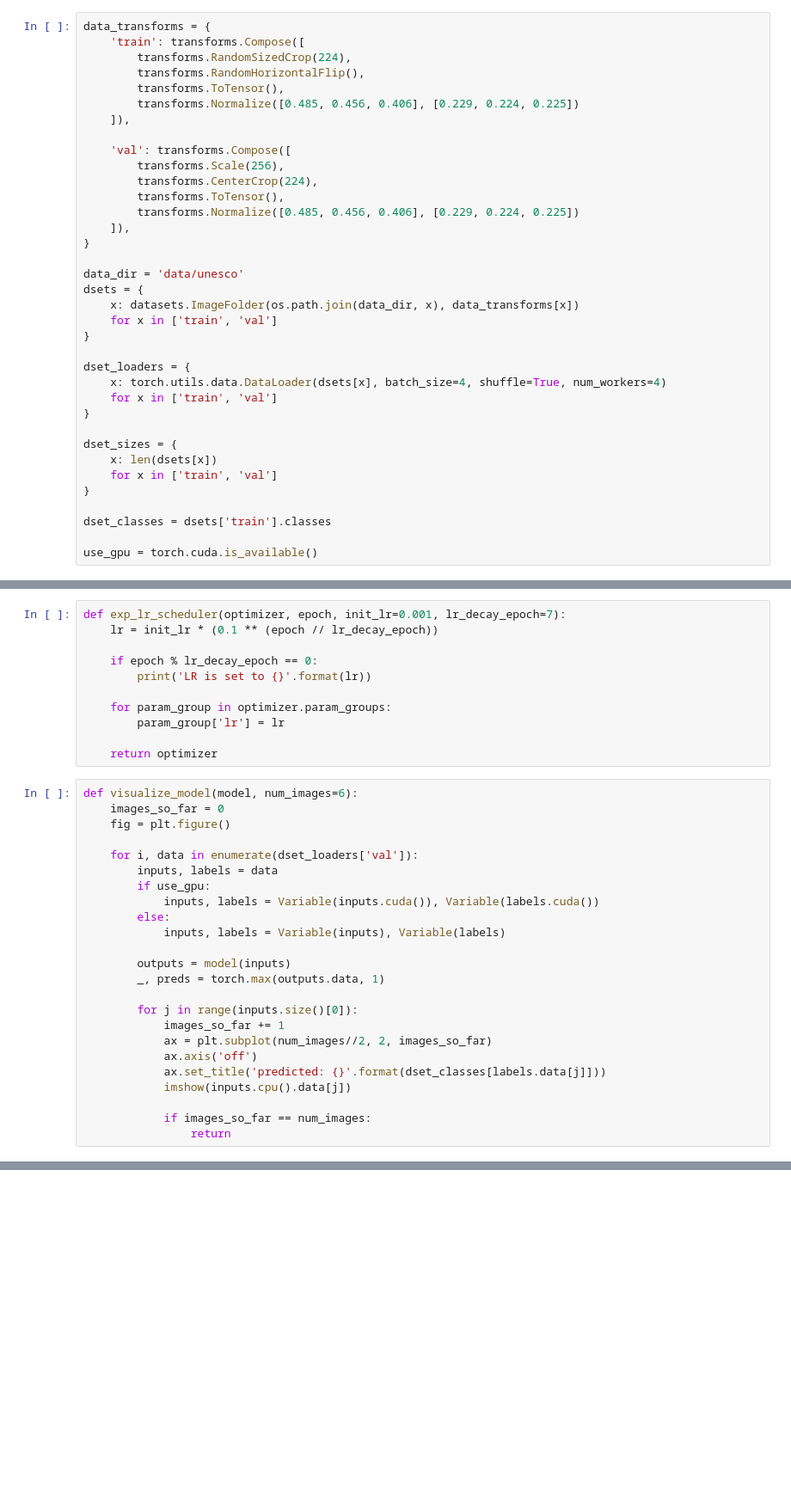
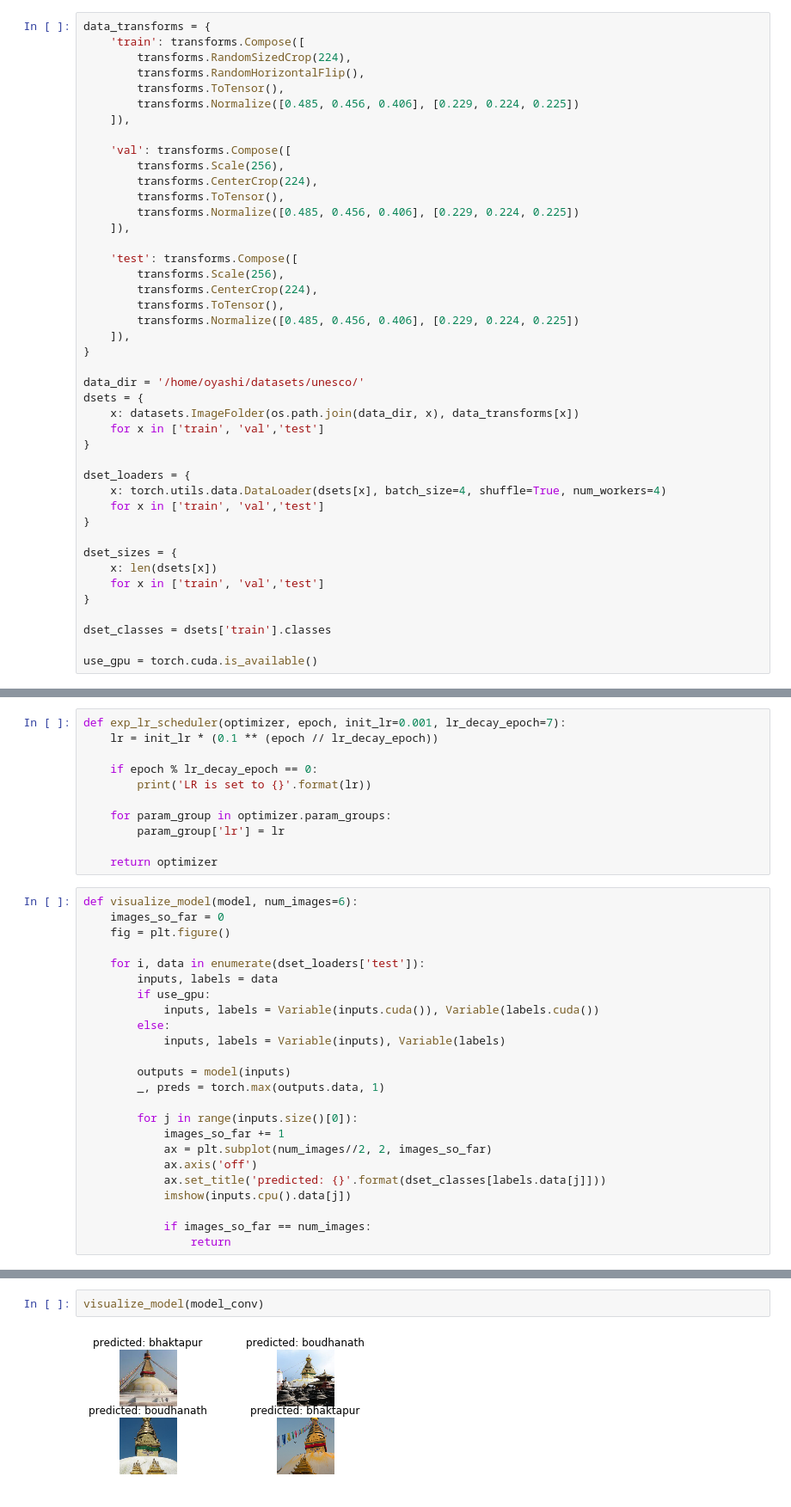
Before and after one commit to oya163/oyaTorch, a Jupyter notebook: Transfer Learning/pytorch_unesco.ipynb, the cells around one changed output, grey strips where cells are left out. Shown: that part at 86% size. Saved outputs shown, nothing was run; the diff lists cells and outputs as text; blank space fills up the shorter version.

```diff
--- a/Transfer Learning/pytorch_unesco.ipynb
+++ b/Transfer Learning/pytorch_unesco.ipynb
@@ -29,22 +29,29 @@ data_transforms = {
         transforms.ToTensor(),
         transforms.Normalize([0.485, 0.456, 0.406], [0.229, 0.224, 0.225])
     ]),
+
+    'test': transforms.Compose([
+        transforms.Scale(256),
+        transforms.CenterCrop(224),
+        transforms.ToTensor(),
+        transforms.Normalize([0.485, 0.456, 0.406], [0.229, 0.224, 0.225])
+    ]),
 }
 
-data_dir = 'data/unesco'
+data_dir = '/home/oyashi/datasets/unesco/'
 dsets = {
     x: datasets.ImageFolder(os.path.join(data_dir, x), data_transforms[x])
-    for x in ['train', 'val']
+    for x in ['train', 'val','test']
 }
 
 dset_loaders = {
     x: torch.utils.data.DataLoader(dsets[x], batch_size=4, shuffle=True, num_workers=4)
-    for x in ['train', 'val']
+    for x in ['train', 'val','test']
 }
 
 dset_sizes = {
     x: len(dsets[x])
-    for x in ['train', 'val']
+    for x in ['train', 'val','test']
 }
 
 dset_classes = dsets['train'].classes
@@ -141,7 +149,7 @@ def visualize_model(model, num_images=6):
     images_so_far = 0
     fig = plt.figure()
 
-    for i, data in enumerate(dset_loaders['val']):
+    for i, data in enumerate(dset_loaders['test']):
         inputs, labels = data
         if use_gpu:
             inputs, labels = Variable(inputs.cuda()), Variable(labels.cuda())
@@ -183,0 +211,4 @@ torch.save(model_conv.state_dict(),'unesco10_pytorch_model')
+# %%
+visualize_model(model_conv)
+# %% [output]
+[figure, added]
```
Also changed, not shown: parts of 3 cells of this notebook.
